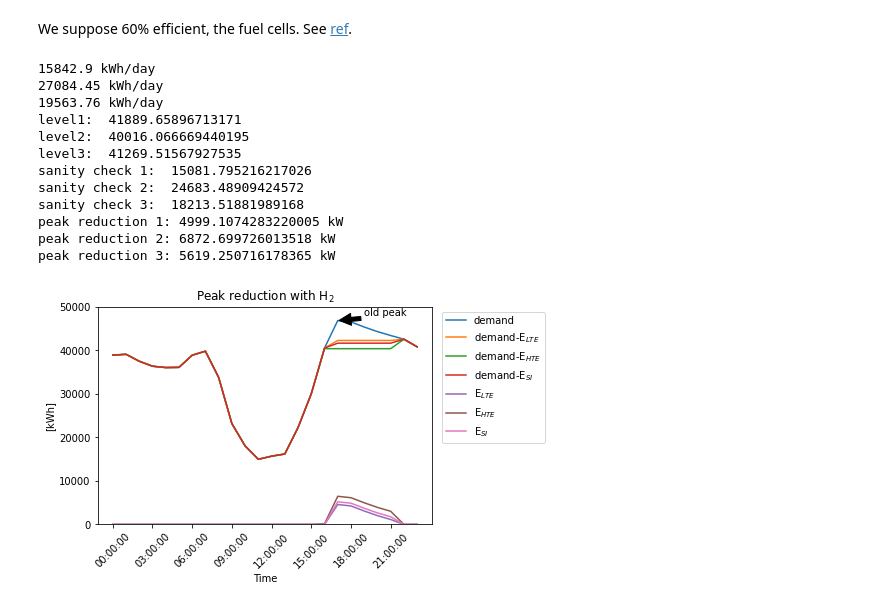
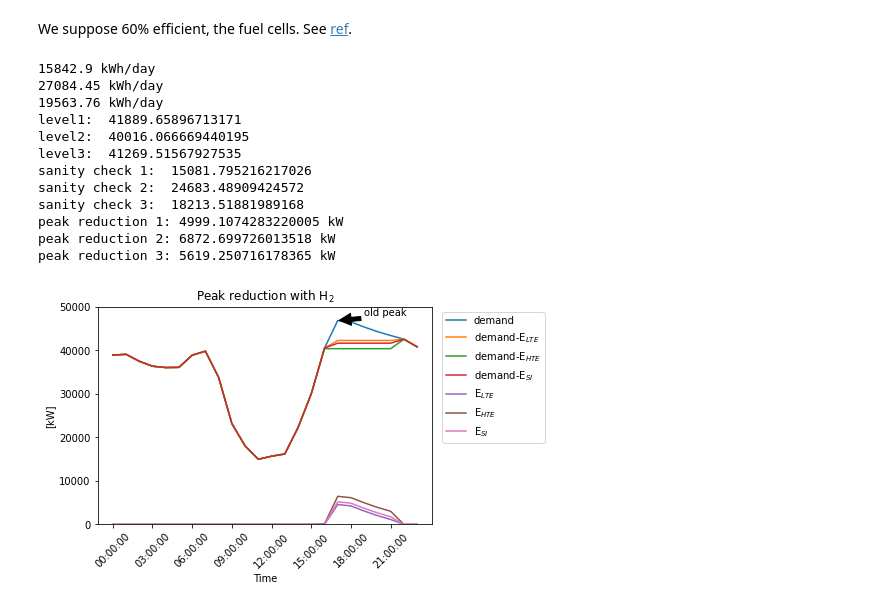
Before and after one commit to arfc/pride, a Jupyter notebook: duck-curve/duck-curve.ipynb, the cells around one changed output. Saved outputs shown, nothing was run; the diff lists cells and outputs as text; code cells hidden in the pictures.

```diff
--- a/duck-curve/duck-curve.ipynb
+++ b/duck-curve/duck-curve.ipynb
@@ -368,32 +369,32 @@ print('peak reduction 3:', opeak-level3, 'kW')
 plt.plot(timep, ntotmsol, label = 'demand')
 plt.plot(timep, new_tot_sol1, label = 'demand-E$_{LTE}$')
 plt.plot(timep, new_tot_sol2, label = 'demand-E$_{HTE}$')
 plt.plot(timep, new_tot_sol3, label = 'demand-E$_{SI}$')
 plt.plot(timep, new_hydro_elect1, label = 'E$_{LTE}$')
 plt.plot(timep, new_hydro_elect2, label = 'E$_{HTE}$')
 plt.plot(timep, new_hydro_elect3, label = 'E$_{SI}$')
 
 plt.xticks(np.arange(0, 24, step=3), rotation=45)
 plt.legend(loc="upper right", bbox_to_anchor=(1.35, 1.0), fancybox=True)
 # plt.legend(loc="lower left")
 plt.annotate('old peak', xy=(find, opeak), xytext=(find+2, opeak+1e3),
             arrowprops=dict(facecolor='black', shrink=0.05))
 plt.ylim(0, 50e3)
-plt.ylabel('[kWh]')
+plt.ylabel('[kW]')
 plt.xlabel('Time')
 plt.title('Peak reduction with H$_2$')
 plt.savefig("figures/uiuc-hydro3", dpi=300, bbox_inches="tight")
 # %% [output]
 15842.9 kWh/day
 27084.45 kWh/day
 19563.76 kWh/day
 level1:  41889.65896713171
 level2:  40016.066669440195
 level3:  41269.51567927535
 sanity check 1:  15081.795216217026
 sanity check 2:  24683.48909424572
 sanity check 3:  18213.51881989168
 peak reduction 1: 4999.1074283220005 kW
 peak reduction 2: 6872.699726013518 kW
 peak reduction 3: 5619.250716178365 kW
-[figure, old version]
+[figure, new version]
```
Also changed, not shown: parts of 3 cells of this notebook, 17 other files.
